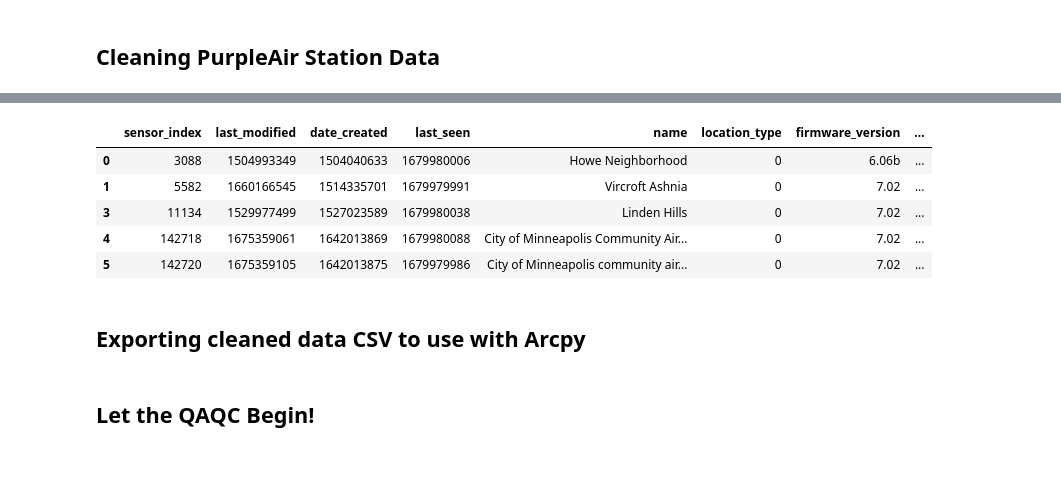
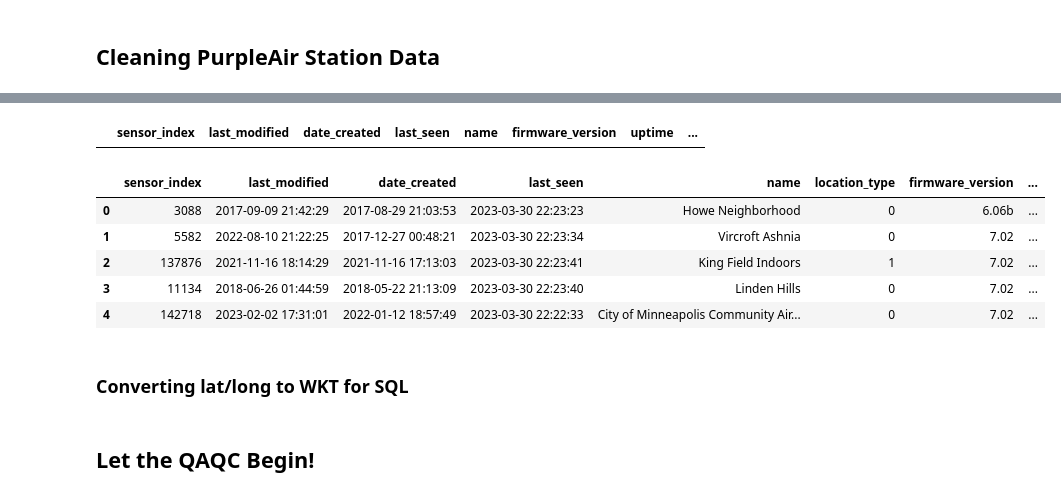
Before and after one commit to RTGS-Lab/QualityAirQualityCities, a Jupyter notebook: arcpy/qaqc/PurpleAir_Stations_QAQC.ipynb, the cells around one changed output, grey strips where cells are left out. Saved outputs shown, nothing was run; the diff lists cells and outputs as text; code cells hidden in the pictures; blank space fills up the shorter version.

Commit message:
Changing most Arcpy to Pandas

```diff
--- a/arcpy/qaqc/PurpleAir_Stations_QAQC.ipynb
+++ b/arcpy/qaqc/PurpleAir_Stations_QAQC.ipynb
@@ -244,11 +147,19 @@ conn.close()
+# %%
+#drop the location_type now that we have filtered for outdoor sensors only
+df_stations = df_stations_0.drop('location_type', axis=1)
+df_stations
+# %% [output]
+|  | sensor_index | last_modified | date_created | last_seen | name | firmware_version | uptime | ... |
+# %%
+df_stations['last_modified'] = pd.to_datetime(df_stations['last_modified'], unit='s')
+df_stations['date_created'] = pd.to_datetime(df_stations['date_created'], unit='s')
+df_stations['last_seen'] = pd.to_datetime(df_stations['last_seen'], unit='s')
 # %%
-outside_sensors.head()
+df_stations.head()
 # %% [output]
 |  | sensor_index | last_modified | date_created | last_seen | name | location_type | firmware_version | ... |
-| 0 | 3088 | 1504993349 | 1504040633 | 1679980006 | Howe Neighborhood | 0 | 6.06b | ... |
-| 1 | 5582 | 1660166545 | 1514335701 | 1679979991 | Vircroft Ashnia | 0 | 7.02 | ... |
-| 3 | 11134 | 1529977499 | 1527023589 | 1679980038 | Linden Hills | 0 | 7.02 | ... |
-| 4 | 142718 | 1675359061 | 1642013869 | 1679980088 | City of Minneapolis Community Air... | 0 | 7.02 | ... |
-| 5 | 142720 | 1675359105 | 1642013875 | 1679979986 | City of Minneapolis community air... | 0 | 7.02 | ... |
+| 0 | 3088 | 2017-09-09 21:42:29 | 2017-08-29 21:03:53 | 2023-03-30 22:23:23 | Howe Neighborhood | 0 | 6.06b | ... |
+| 1 | 5582 | 2022-08-10 21:22:25 | 2017-12-27 00:48:21 | 2023-03-30 22:23:34 | Vircroft Ashnia | 0 | 7.02 | ... |
+| 2 | 137876 | 2021-11-16 18:14:29 | 2021-11-16 17:13:03 | 2023-03-30 22:23:41 | King Field Indoors | 1 | 7.02 | ... |
+| 3 | 11134 | 2018-06-26 01:44:59 | 2018-05-22 21:13:09 | 2023-03-30 22:23:40 | Linden Hills | 0 | 7.02 | ... |
+| 4 | 142718 | 2023-02-02 17:31:01 | 2022-01-12 18:57:49 | 2023-03-30 22:22:33 | City of Minneapolis Community Air... | 0 | 7.02 | ... |
-# %% [markdown]
-## Exporting cleaned data CSV to use with Arcpy
@@ -258,0 +166,2 @@ purpleair_stations_df = pd.read_csv(savepath)
+# %% [markdown]
+### Converting lat/long to WKT for SQL
```
Also changed, not shown: parts of 27 cells of this notebook.
